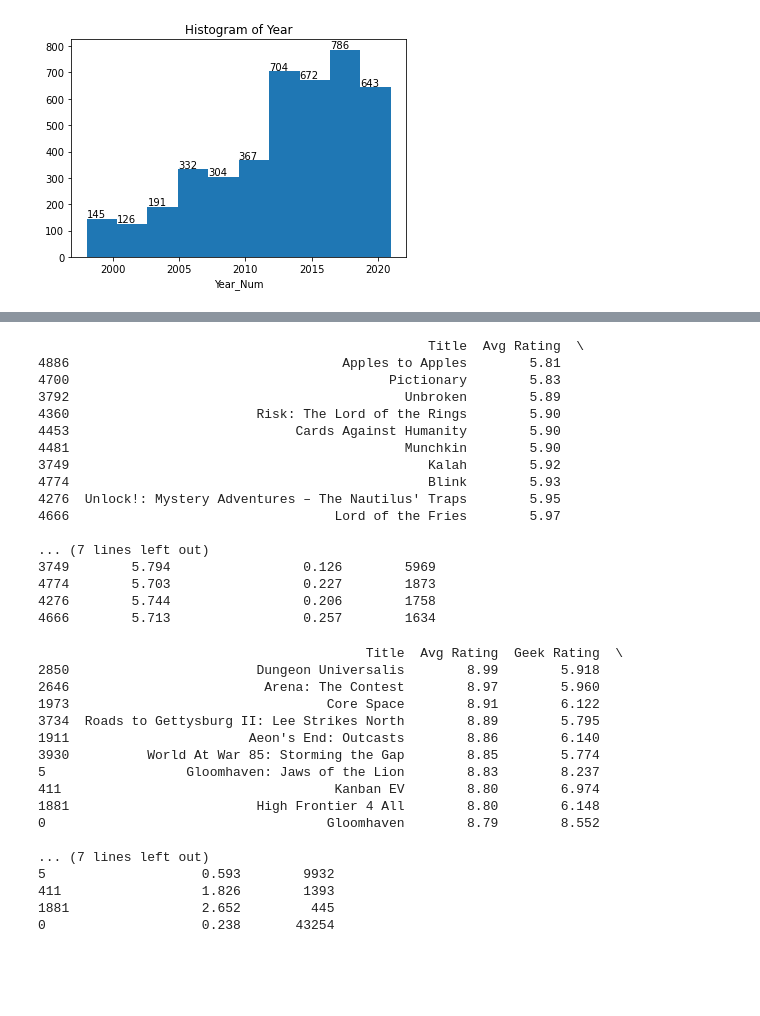
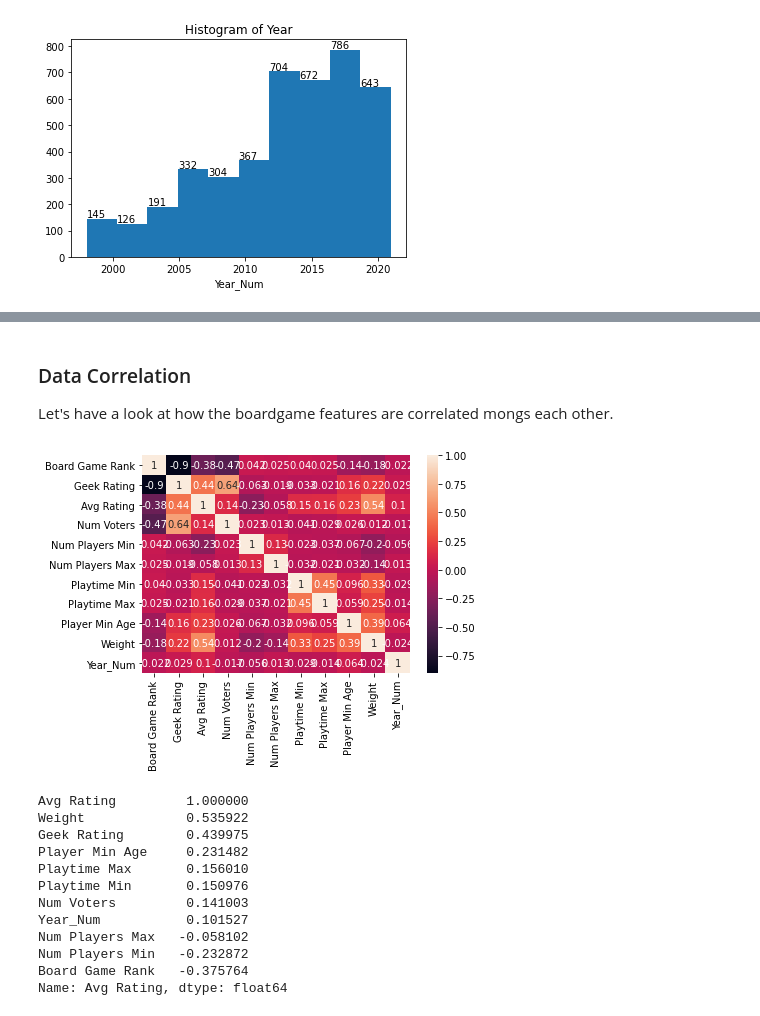
Before and after one commit to martaferrer/Boardgames, a Jupyter notebook: boardgames_data_analysis.ipynb, the cells around one changed output, grey strips where cells are left out. Cells and saved outputs as stored; diff of their text form; code cells hidden in the pictures; blank space fills up the shorter version.

```diff
--- a/boardgames_data_analysis.ipynb
+++ b/boardgames_data_analysis.ipynb
@@ -564,42 +544,30 @@ df_corr.head()
-# %%
-a = df_corr.sort_values(by='Avg Rating', ascending=True)[['Title', 'Avg Rating', 'Geek Rating', 'Diff_Avg_Geek_Rating', 'Num Voters']]
-print(a.head(10))
-# %% [output]
-                                                  Title  Avg Rating  \
-4886                                   Apples to Apples        5.81
-4700                                         Pictionary        5.83
-3792                                           Unbroken        5.89
-4360                        Risk: The Lord of the Rings        5.90
-4453                             Cards Against Humanity        5.90
-4481                                           Munchkin        5.90
-3749                                              Kalah        5.92
-4774                                              Blink        5.93
-4276  Unlock!: Mystery Adventures – The Nautilus' Traps        5.95
-4666                                  Lord of the Fries        5.97
-
-... (7 lines left out)
-3749        5.794                 0.126        5969
-4774        5.703                 0.227        1873
-4276        5.744                 0.206        1758
-4666        5.713                 0.257        1634
-# %%
-a = df_corr.sort_values(by='Avg Rating', ascending=False)[['Title', 'Avg Rating', 'Geek Rating', 'Diff_Avg_Geek_Rating', 'Num Voters']]
-print(a.head(10))
-# %% [output]
-                                          Title  Avg Rating  Geek Rating  \
-2850                        Dungeon Universalis        8.99        5.918
-2646                         Arena: The Contest        8.97        5.960
-1973                                 Core Space        8.91        6.122
-3734  Roads to Gettysburg II: Lee Strikes North        8.89        5.795
-1911                       Aeon's End: Outcasts        8.86        6.140
-3930          World At War 85: Storming the Gap        8.85        5.774
-5                  Gloomhaven: Jaws of the Lion        8.83        8.237
-411                                   Kanban EV        8.80        6.974
-1881                        High Frontier 4 All        8.80        6.148
-0                                    Gloomhaven        8.79        8.552
-
-... (7 lines left out)
-5                    0.593        9932
-411                  1.826        1393
-1881                 2.652         445
-0                    0.238       43254
+# %% [markdown]
+### <a class="anchor" id="Data-Correlation">Data Correlation</a>
+
+Let's have a look at how the boardgame features are correlated mongs each other.
+# %%
+import seaborn as sn
+
+# find correlation between the boardgames features
+df_corr = df.drop(labels=['Best Num Players Min', 'Best Num Players Max'], axis=1)
+corr_matrix = df_corr.corr()
+sn.heatmap(corr_matrix, annot=True)
+plt.show()
+# %% [output]
+[figure, added]
+# %%
+# more specificaly display the correlation with the Average Rating column
+corr_matrix['Avg Rating'].sort_values(ascending=False)
+# %% [output]
+Avg Rating         1.000000
+Weight             0.535922
+Geek Rating        0.439975
+Player Min Age     0.231482
+Playtime Max       0.156010
+Playtime Min       0.150976
+Num Voters         0.141003
+Year_Num           0.101527
+Num Players Max   -0.058102
+Num Players Min   -0.232872
+Board Game Rank   -0.375764
+Name: Avg Rating, dtype: float64
```
Also changed, not shown: parts of 12 cells of this notebook.
